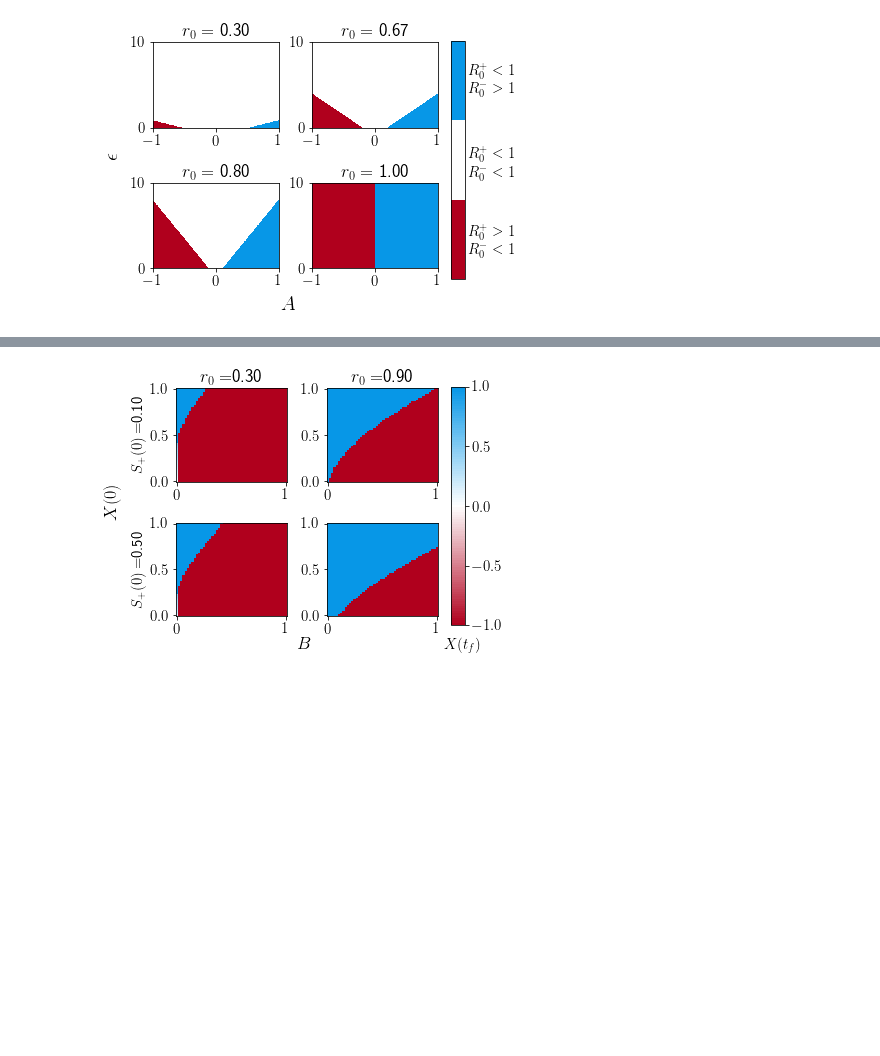
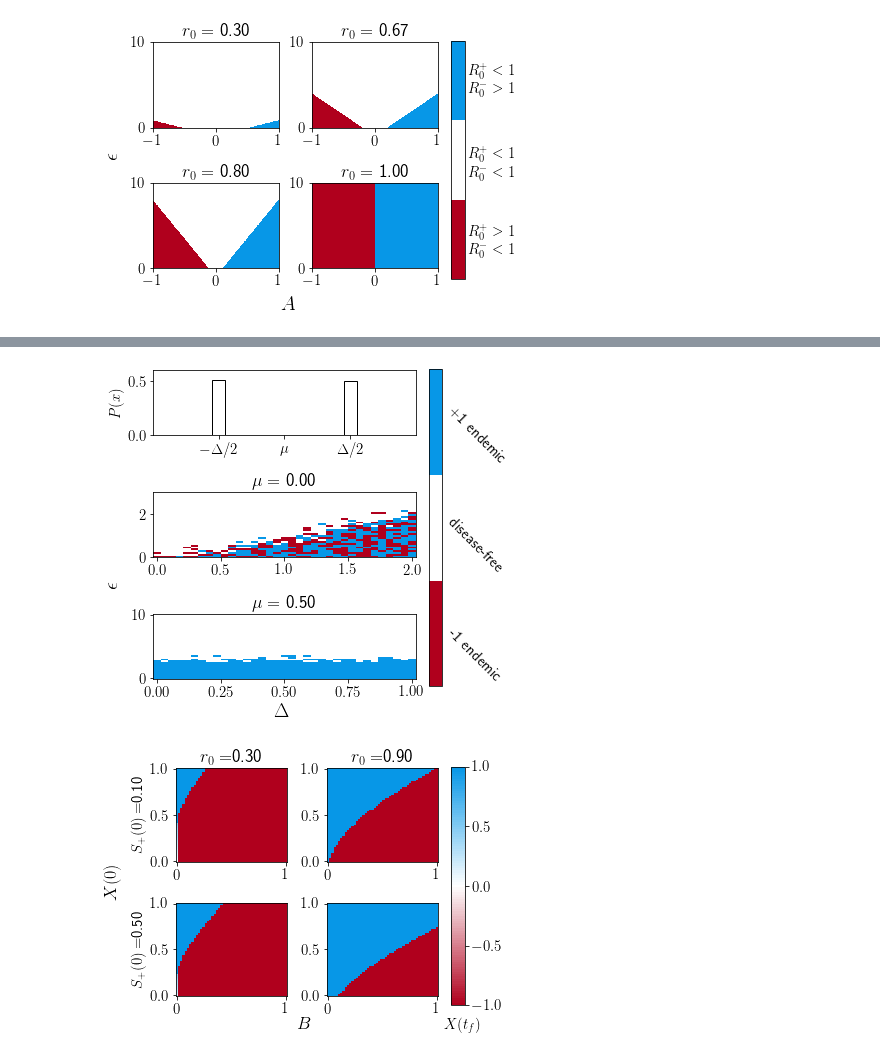
Before and after one commit to CorbitSampson/Competing_Social_Contagions, a Jupyter notebook: Figure_Builders.ipynb, the cells around one changed output, grey strips where cells are left out. Cells and saved outputs as stored; diff of their text form; code cells hidden in the pictures; blank space fills up the shorter version.

```diff
--- a/Figure_Builders.ipynb
+++ b/Figure_Builders.ipynb
@@ -677 +776,68 @@ plt.savefig('initial_condition_map.png', dpi=200)
+# %%
+# Figure builder for Fig. 11, requires the files:
+# sim_stability_sweep_bimodal_P1.txt
+# sim_stability_sweep_bimodal_P2.txt
+#
+# which are generatated using the data generators
+# Fig_11_hetero_opinions_bimodal_panel_1_data_generator.py
+# Fig_11_hetero_opinions_bimodal_panel_2_data_generator.py
+import xgi
+import random
+import pandas as pd
+import numpy as np
+import scipy as sp
+import time
+import matplotlib.pyplot as plt
+from matplotlib.ticker import PercentFormatter
+from matplotlib.colors import LinearSegmentedColormap
+from opinion_generator import *
+
+colors = [(176/255,0/255,29/255), (1,1,1), (7/255, 151/255, 231/255)]
+cmap_name = 'stability'
+cmap = LinearSegmentedColormap.from_list(cmap_name, colors,N=3)
+
+font = {'size':15}
+plt.rcParams['text.usetex'] = True
+plt.rc('font',**font)
+
+sweepvar1 = np.loadtxt('sim_stability_sweep_bimodal_P1.txt')
+sweepvar2 = np.loadtxt('sim_stability_sweep_bimodal_P2.txt')
+
+epvec = np.linspace(0.001, 10,35)
+epvec1 = np.linspace(0.001, 3, 35)
+xvec1 = np.linspace(0,2,35)
+xvec = np.linspace(0,1,35)
+xx, ep = np.meshgrid(xvec,epvec)
+xx1,ep1 = np.meshgrid(xvec1,epvec1)
+
+f3, ((ax1,ax2,ax3)) = plt.subplots(3,1)
+f3.set_figwidth(6.2)
+f3.set_figheight(5.5)
+f3.tight_layout(pad=3.0)
+axs = [ax1,ax2,ax3]
+
+data = delta_bimodal(0,1,5000)
+weights = np.ones_like(data)/len(data)
+plot0 = axs[0].hist(data,bins=[-0.55, -0.45, 0, 0.45, 0.55],weights=weights,facecolor='none',histtype='step',color='black')
+axs[0].set(ylim = (0,0.6), xlim=(-1,1),yticks = [0,0.5],xticks = [-0.5,0,0.5])
+axs[0].set(xticklabels=['$-\Delta /2$','$\mu$','$\Delta /2$'])
+axs[0].set(ylabel='$P(x)$')
+plot1 = axs[1].pcolormesh(xx1,ep1,np.transpose(sweepvar1),cmap=cmap)
+axs[1].set(title=f'$\mu=$ {0:.2f}',ylim=(0,3))
+plot2 = axs[2].pcolormesh(xx,ep,np.transpose(sweepvar2),cmap=cmap,vmin = -1, vmax = 1)
+axs[2].set(title=f'$\mu=$ {0.50:.2f}')
+
+f3.supxlabel(f'$\Delta$',x=0.5,y=0.075,fontsize=20)
+f3.supylabel(f'$\epsilon$',y=0.415,x=0.1,fontsize=20)
+f3.tight_layout()
+f3.subplots_adjust(right=0.8)
+cbar_ax = f3.add_axes([0.83, 0.16, 0.03, .8])
+cbar = f3.colorbar(plot1,cax=cbar_ax,ticks=[-0.65,0.05,0.75])
+cbar.ax.tick_params(size=0)
+TL = ['-1 endemic','disease-free','+1 endemic']
+cbar.set_ticklabels(TL,rotation=-45)
+
+plt.savefig('bimodal_stability_sim.png',dpi=200,bbox_inches = "tight")
+# %% [output]
+[figure, added]
 # %%
```
Also changed, not shown: parts of 10 cells of this notebook, 42 other files.
